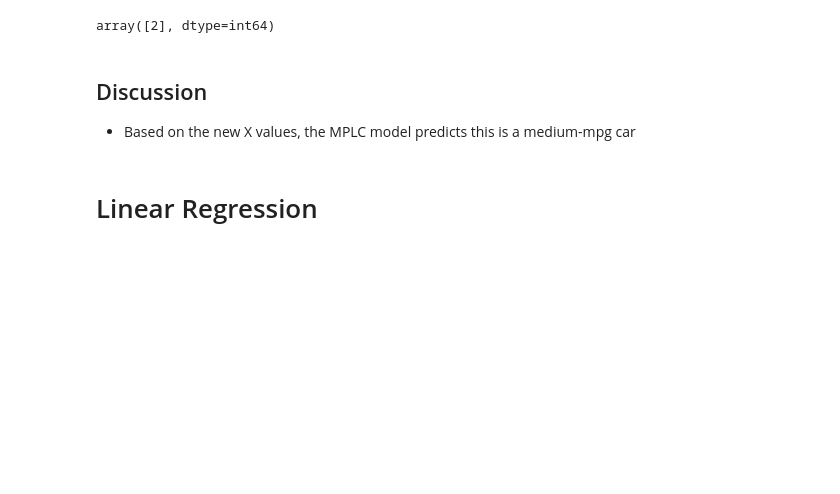
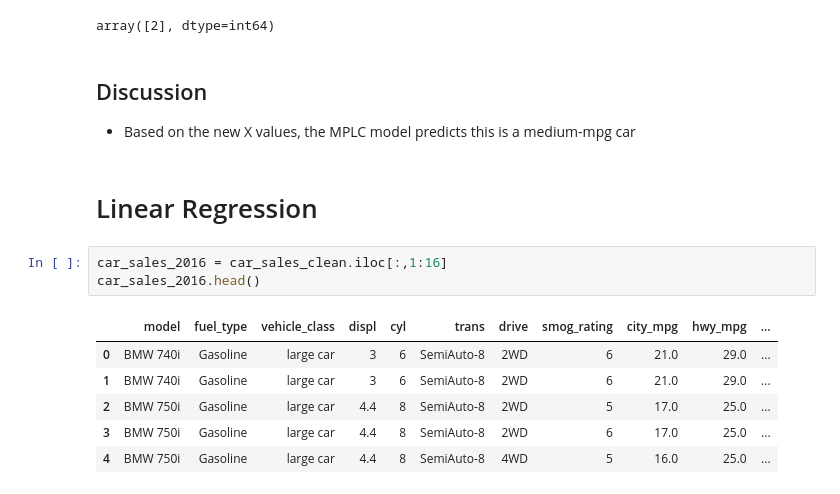
Before and after one commit to AxanderW/carDB, a Jupyter notebook: car-fuel-machine-learning.ipynb, the cells around one changed output. Saved outputs shown, nothing was run; the diff lists cells and outputs as text; blank space fills up the shorter version.

```diff
--- a/car-fuel-machine-learning.ipynb
+++ b/car-fuel-machine-learning.ipynb
@@ -352,3 +352,13 @@ array([2], dtype=int64)
 * Based on the new X values, the MPLC model predicts this is a medium-mpg car
 # %% [markdown]
 # Linear Regression
+# %%
+car_sales_2016 = car_sales_clean.iloc[:,1:16]
+car_sales_2016.head()
+# %% [output]
+|  | model | fuel_type | vehicle_class | displ | cyl | trans | drive | smog_rating | city_mpg | hwy_mpg | ... |
+| 0 | BMW 740i | Gasoline | large car | 3 | 6 | SemiAuto-8 | 2WD | 6 | 21.0 | 29.0 | ... |
+| 1 | BMW 740i | Gasoline | large car | 3 | 6 | SemiAuto-8 | 2WD | 6 | 21.0 | 29.0 | ... |
+| 2 | BMW 750i | Gasoline | large car | 4.4 | 8 | SemiAuto-8 | 2WD | 5 | 17.0 | 25.0 | ... |
+| 3 | BMW 750i | Gasoline | large car | 4.4 | 8 | SemiAuto-8 | 2WD | 6 | 17.0 | 25.0 | ... |
+| 4 | BMW 750i | Gasoline | large car | 4.4 | 8 | SemiAuto-8 | 4WD | 5 | 16.0 | 25.0 | ... |
```
Also changed, not shown: parts of 13 cells of this notebook.
